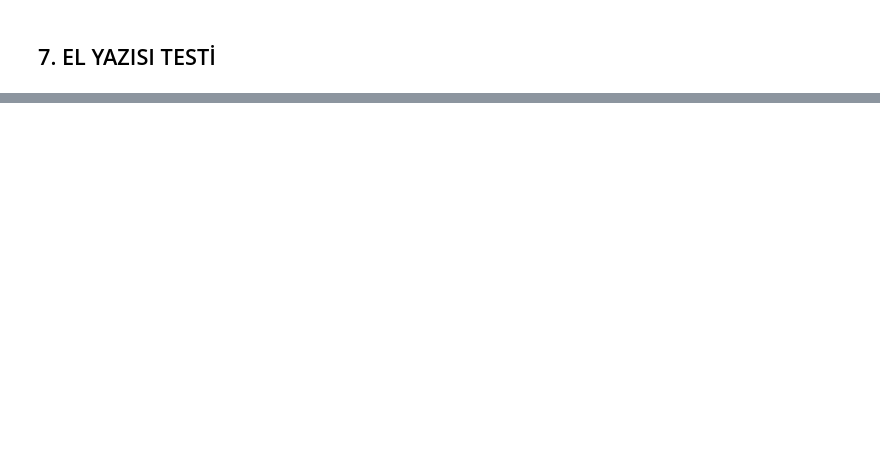
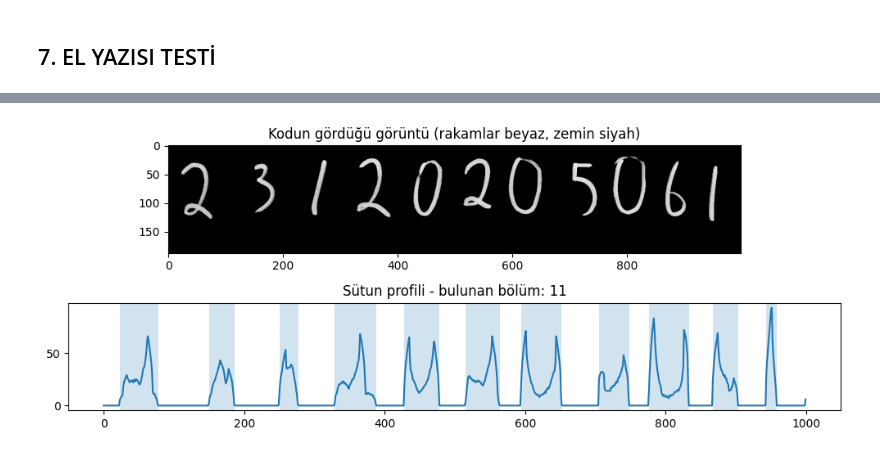
Before and after one commit to Stongef/DL-1, a Jupyter notebook: mnist_mlp.ipynb, the cells around one changed output, grey strips where cells are left out. Saved outputs shown, nothing was run; the diff lists cells and outputs as text; code cells hidden in the pictures; blank space fills up the shorter version.

```diff
--- a/mnist_mlp.ipynb
+++ b/mnist_mlp.ipynb
@@ -266,0 +268,97 @@ UYARI: 11 rakam bekleniyordu, 1 bulundu (segmentasyon sorunu olabilir).
+# %%
+from PIL import ImageFilter
+
+ROTATE = "auto"
+
+def load_gray(path, rotate=None):
+    rotate = ROTATE if rotate is None else rotate
+    img = Image.open(path).convert("L")
+    if rotate == "auto":
+        rotate = 90 if img.height > 1.5 * img.width else 0
+    if rotate:
+        img = img.rotate(rotate, expand=True)
+    scale = 1000 / max(img.size)
+    if scale < 1:
+        img = img.resize((round(img.width * scale), round(img.height * scale)), Image.LANCZOS)
+    a = np.array(img, dtype=np.float32)
+
+    bg = np.array(img.filter(ImageFilter.GaussianBlur(radius=max(img.size) // 15)), dtype=np.float32)
+    a = np.clip(bg - a, 0, None)
+    a = a / (a.max() + 1e-8) * 255
+
+    hist, _ = np.histogram(a, bins=256, range=(0, 255))
+    total, sum_all = a.size, (np.arange(256) * hist).sum()
+    wB = sumB = 0
+    best, thr = 0, 40
+    for t in range(256):
+        wB += hist[t]
+        if wB == 0 or wB == total:
+            continue
+        sumB += t * hist[t]
+        mB, mF = sumB / wB, (sum_all - sumB) / (total - wB)
+        var = wB * (total - wB) * (mB - mF) ** 2
+        if var > best:
+            best, thr = var, t
+    a[a < thr] = 0
+    return a
+
+def split_digits(a, min_width=4):
+    ink = (a > 0).any(axis=0)
+    segs, start = [], None
+    for i, c in enumerate(ink):
+        if c and start is None:
+            start = i
+        elif not c and start is not None:
+            if i - start >= min_width:
+                segs.append((start, i))
+            start = None
+    if start is not None:
+        segs.append((start, len(ink)))
+    masses = [a[:, s:e].sum() for s, e in segs]
+    return [sg for sg, m in zip(segs, masses) if m > 0.15 * max(masses)]
+
+def predict_number(path, expected=None, rotate=None):
+    a = load_gray(path, rotate)
+    segs = split_digits(a)
+
+
+    fig, ax = plt.subplots(2, 1, figsize=(10, 4))
+    ax[0].imshow(a, cmap="gray"); ax[0].set_title("Kodun gördüğü görüntü (rakamlar beyaz, zemin siyah)")
+    ax[1].plot((a > 0).sum(axis=0))
+    for s, e in segs:
+        ax[1].axvspan(s, e, alpha=0.2)
+    ax[1].set_title(f"Sütun profili - bulunan bölüm: {len(segs)}")
+    plt.tight_layout(); plt.show()
+
+    digits = [to_mnist(a[:, s:e]) for s, e in segs]
+    x = torch.tensor(np.stack(digits)).unsqueeze(1)
+    x = ((x - MNIST_MEAN) / MNIST_STD).to(device)
+    model.eval()
+    with torch.no_grad():
+        probs = torch.softmax(model(x), dim=1).cpu()
+    preds, conf = probs.argmax(1).tolist(), probs.max(1).values.tolist()
+    pred_str = "".join(map(str, preds))
+    print(f"Bulunan rakam sayısı: {len(digits)}\nTahmin: {pred_str}")
+
+    if expected:
+        exp = expected.replace(" ", "")
+        if len(exp) != len(pred_str):
+            print(f"UYARI: {len(exp)} karakter bekleniyordu, {len(pred_str)} bulundu (segmentasyon sorunu olabilir).")
+        else:
+
+            pairs = [(e, p) for e, p in zip(exp, pred_str) if e.isdigit()]
+            ok = sum(e == p for e, p in pairs)
+            print(f"Gerçek: {exp} | Doğru: {ok}/{len(pairs)} rakam ({ok/len(pairs):.0%})")
+            if len(pairs) != len(exp):
+                print("Not: '/' MNIST'te olmayan bir sınıf, modelin ona verdiği tahmin anlamsızdır.")
+
+    fig, ax = plt.subplots(1, len(digits), figsize=(1.6 * len(digits), 2.2))
+    ax = np.atleast_1d(ax)
+    for i, axi in enumerate(ax):
+        axi.imshow(digits[i], cmap="gray"); axi.axis("off")
+        axi.set_title(f"{preds[i]} ({conf[i]:.2f})", fontsize=9)
+    plt.tight_layout(); plt.savefig("results/own_predictions.png", dpi=150); plt.show()
+OGRENCI_NO = "23120205061"
+predict_number(path, expected=OGRENCI_NO)
+# %% [output]
+[figure, added]
```
Also changed, not shown: parts of 4 cells of this notebook.
